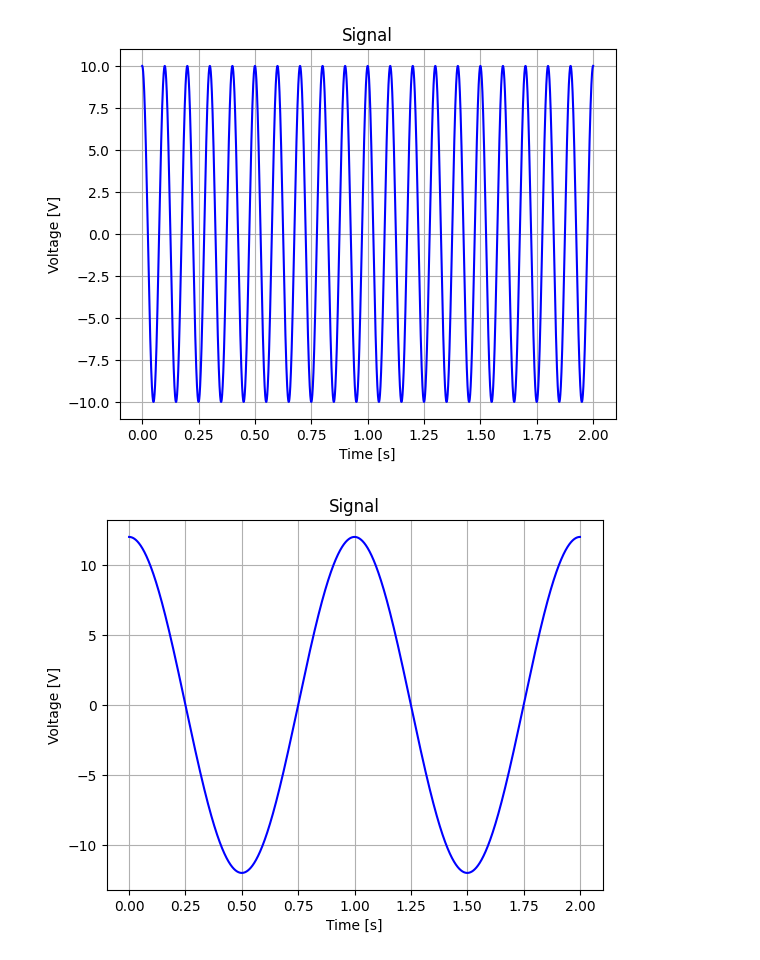
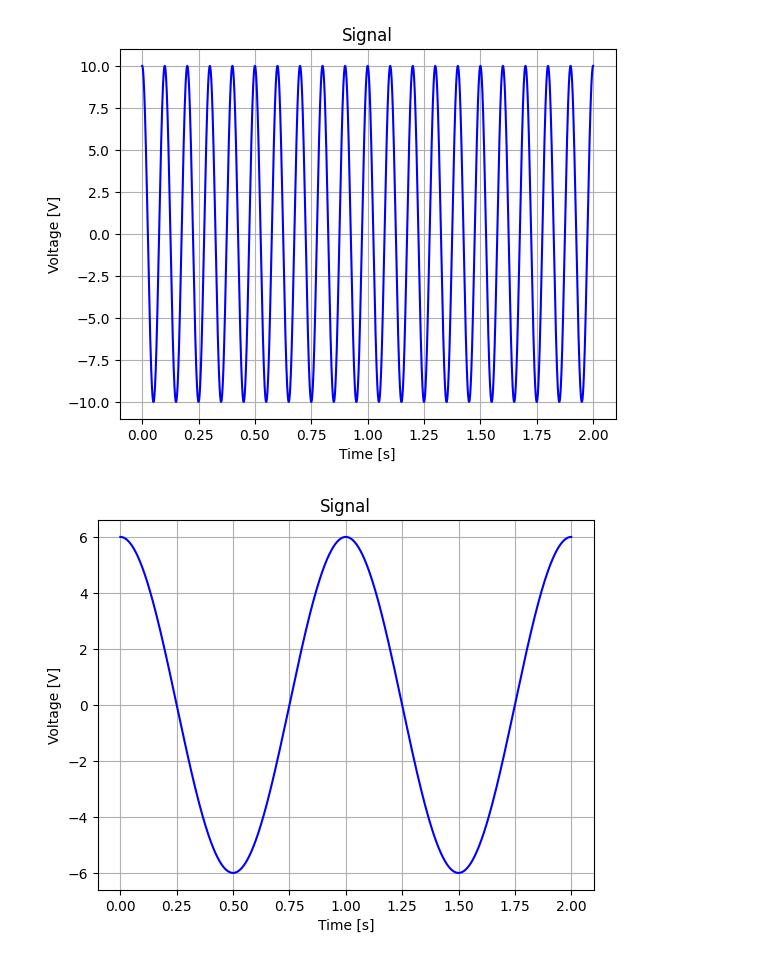
Before and after one commit to davidedifilippo/jupyter_notebooks, a Jupyter notebook: Modulazione_AM.ipynb, the cells around one changed output. Cells and saved outputs as stored; diff of their text form; code cells hidden in the pictures.

```diff
--- a/Modulazione_AM.ipynb
+++ b/Modulazione_AM.ipynb
@@ -27,19 +27,19 @@ plt.show()
 # %%
 #Modulante
 
-Am = 12
+Am = 6
 fm = 1
 
 sm = Am * np.cos(2*np.pi * fm * t)
 
 plt.title('Signal')
 plt.plot(t, sm, 'b')
 plt.xlabel('Time [s]')
 plt.ylabel('Voltage [V]')
 plt.grid()
 plt.show()
 # %% [output]
-[figure, old version]
+[figure, new version]
 # %%
 #Modulato
 
```
Also changed, not shown: parts of 2 cells of this notebook.
